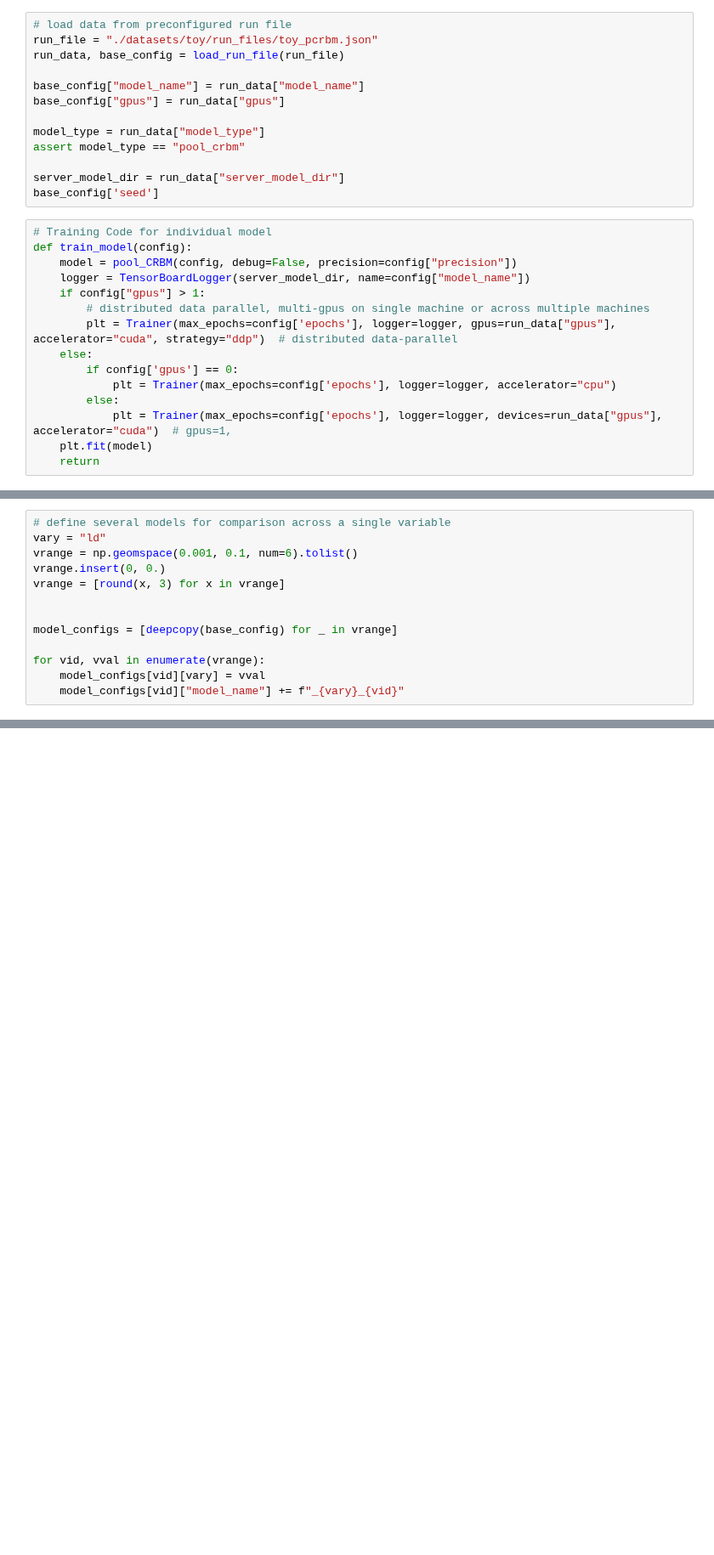
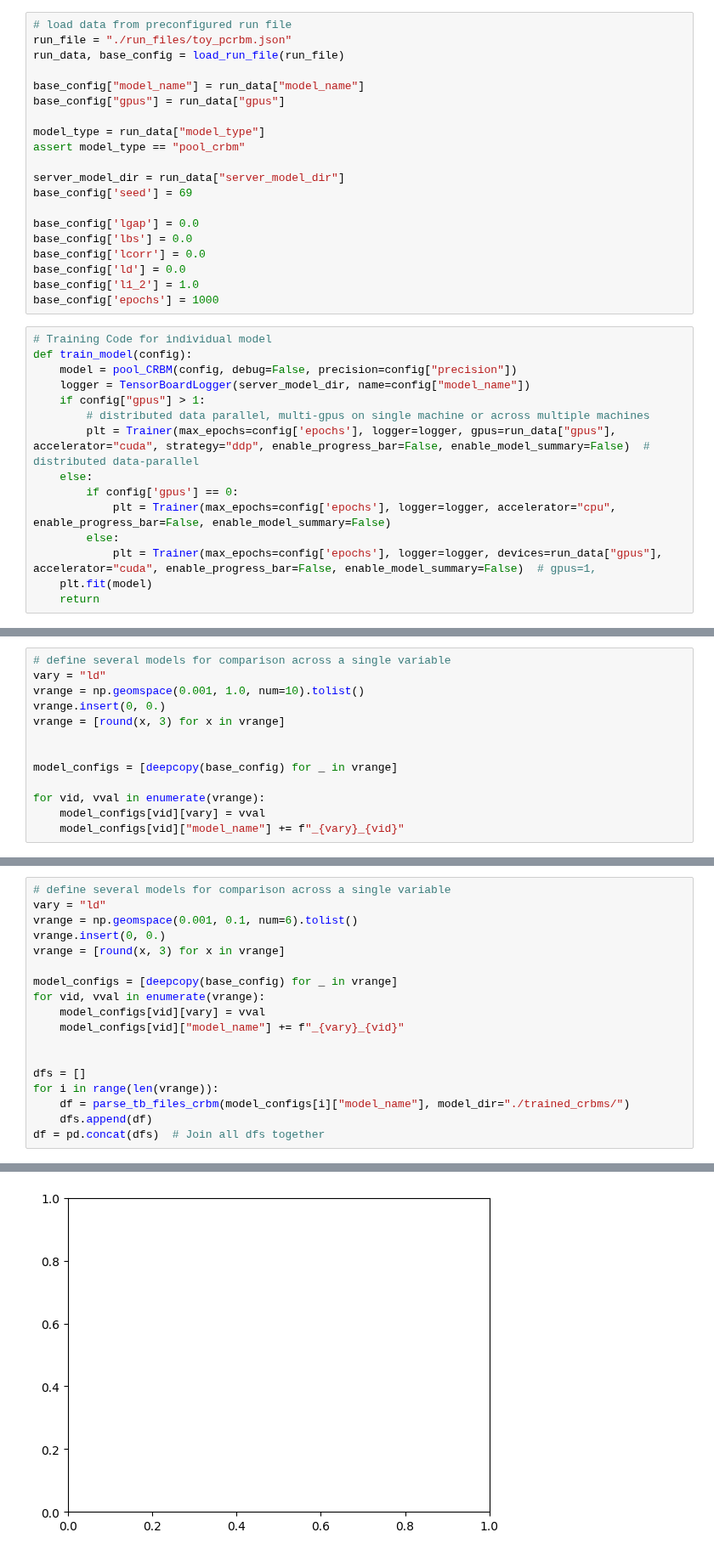
Before and after one commit to Jonahowns/phage_display_ML, a Jupyter notebook: datasets/toy/parameter_evaluation.ipynb, the cells around one changed output, grey strips where cells are left out. Shown at 85% size. Drawn from its saved outputs; the diff is of its cells as text; blank space fills up the shorter version.

Commit message:
small updates to parameter_eval for toy dataset. changed name of output

```diff
--- a/datasets/toy/parameter_evaluation.ipynb
+++ b/datasets/toy/parameter_evaluation.ipynb
@@ -11,6 +29,6 @@ from rbm_torch.utils.utils import load_run_file
 # %%
 # load data from preconfigured run file
-run_file = "./datasets/toy/run_files/toy_pcrbm.json"
+run_file = "./run_files/toy_pcrbm.json"
 run_data, base_config = load_run_file(run_file)
 
 base_config["model_name"] = run_data["model_name"]
@@ -20,7 +38,14 @@ model_type = run_data["model_type"]
 assert model_type == "pool_crbm"
 
 server_model_dir = run_data["server_model_dir"]
-base_config['seed']
+base_config['seed'] = 69
+
+base_config['lgap'] = 0.0
+base_config['lbs'] = 0.0
+base_config['lcorr'] = 0.0
+base_config['ld'] = 0.0
+base_config['l1_2'] = 1.0
+base_config['epochs'] = 1000
 # %%
 # Training Code for individual model
 def train_model(config):
@@ -28,11 +53,11 @@ def train_model(config):
     logger = TensorBoardLogger(server_model_dir, name=config["model_name"])
     if config["gpus"] > 1:
         # distributed data parallel, multi-gpus on single machine or across multiple machines
-        plt = Trainer(max_epochs=config['epochs'], logger=logger, gpus=run_data["gpus"], accelerator="cuda", strategy="ddp")  # distributed data-parallel
+        plt = Trainer(max_epochs=config['epochs'], logger=logger, gpus=run_data["gpus"], accelerator="cuda", strategy="ddp", enable_progress_bar=False, enable_model_summary=False)  # distributed data-parallel
     else:
         if config['gpus'] == 0:
-            plt = Trainer(max_epochs=config['epochs'], logger=logger, accelerator="cpu")
+            plt = Trainer(max_epochs=config['epochs'], logger=logger, accelerator="cpu", enable_progress_bar=False, enable_model_summary=False)
         else:
-            plt = Trainer(max_epochs=config['epochs'], logger=logger, devices=run_data["gpus"], accelerator="cuda")  # gpus=1,
+            plt = Trainer(max_epochs=config['epochs'], logger=logger, devices=run_data["gpus"], accelerator="cuda", enable_progress_bar=False, enable_model_summary=False)  # gpus=1,
     plt.fit(model)
     return
@@ -39,7 +108,7 @@ def train_model(config):
 # %%
 # define several models for comparison across a single variable
 vary = "ld"
-vrange = np.geomspace(0.001, 0.1, num=6).tolist()
+vrange = np.geomspace(0.001, 1.0, num=10).tolist()
 vrange.insert(0, 0.)
 vrange = [round(x, 3) for x in vrange]
 
@@ -54,0 +129,19 @@ for vid in range(len(vrange)):
+# %%
+# define several models for comparison across a single variable
+vary = "ld"
+vrange = np.geomspace(0.001, 0.1, num=6).tolist()
+vrange.insert(0, 0.)
+vrange = [round(x, 3) for x in vrange]
+
+model_configs = [deepcopy(base_config) for _ in vrange]
+for vid, vval in enumerate(vrange):
+    model_configs[vid][vary] = vval
+    model_configs[vid]["model_name"] += f"_{vary}_{vid}"
+
+
+dfs = []
+for i in range(len(vrange)):
+    df = parse_tb_files_crbm(model_configs[i]["model_name"], model_dir="./trained_crbms/")
+    dfs.append(df)
+df = pd.concat(dfs)  # Join all dfs together
+# %% [output]
@@ -54,0 +156 @@ for vid in range(len(vrange)):
+[figure, added]
```
Also changed, not shown: parts of 11 cells of this notebook, 2 other files.
